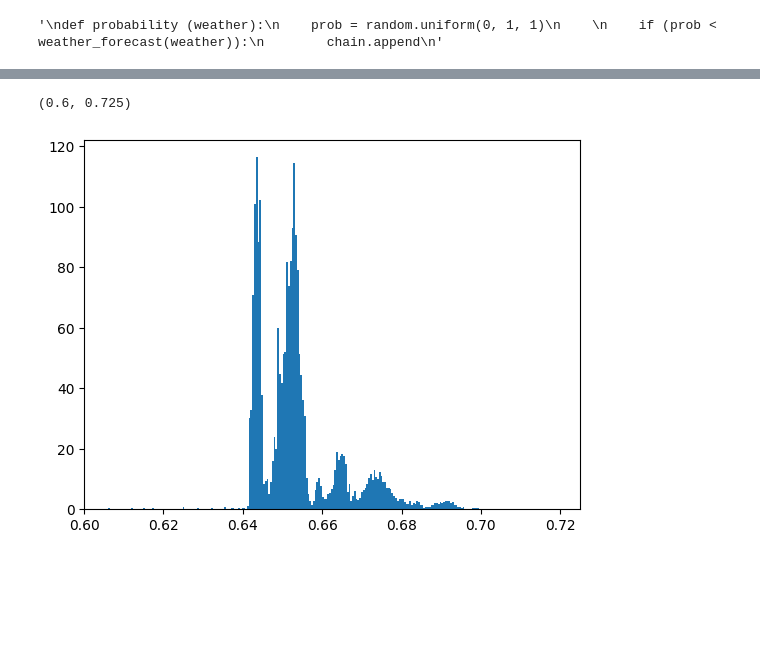
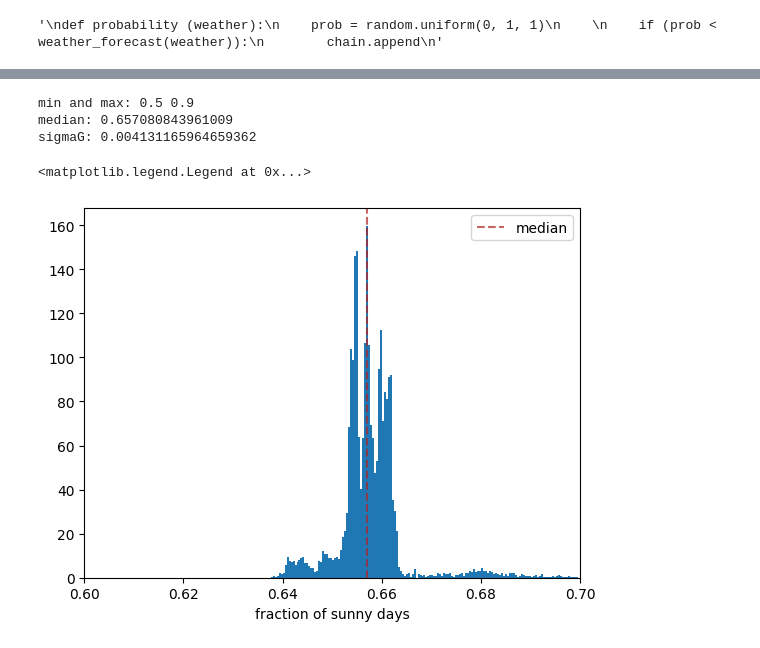
Before and after one commit to malvibellotti/astrostatistics_bicocca_2024, a Jupyter notebook: working/lecture_10_telescope_observation.ipynb, the cells around one changed output, grey strips where cells are left out. Drawn from its saved outputs; the diff is of its cells as text; code cells hidden in the pictures; blank space fills up the shorter version.

```diff
--- a/working/lecture_10_telescope_observation.ipynb
+++ b/working/lecture_10_telescope_observation.ipynb
@@ -156,6 +131,18 @@ Text(0.5, 1.0, 'Trace plot')
-# %%
-plt.hist(fraction_sunny, bins = 1000, density = True);
-plt.xlim(0.6, 0.725)
-# %% [output]
-(0.6, 0.725)
-[figure, removed]
+# %%
+print("min and max:", min(fraction_sunny),max(fraction_sunny))
+print("median:", np.median(fraction_sunny))
+print("sigmaG:", astroMLstats.sigmaG(fraction_sunny))
+# %% [output]
+min and max: 0.5 0.9
+median: 0.657080843961009
+sigmaG: 0.004131165964659362
+# %%
+plt.hist(fraction_sunny, bins = int( N/10), density = True);
+plt.xlim(0.6, 0.7)
+plt.xlabel('fraction of sunny days')
+median = np.median(fraction_sunny)
+plt.axvline(median, color = 'firebrick',alpha= 0.7, label = 'median', linestyle = '--')
+plt.legend()
+# %% [output]
+<matplotlib.legend.Legend at 0x...>
+[figure, added]
```
Also changed, not shown: parts of 16 cells of this notebook.
